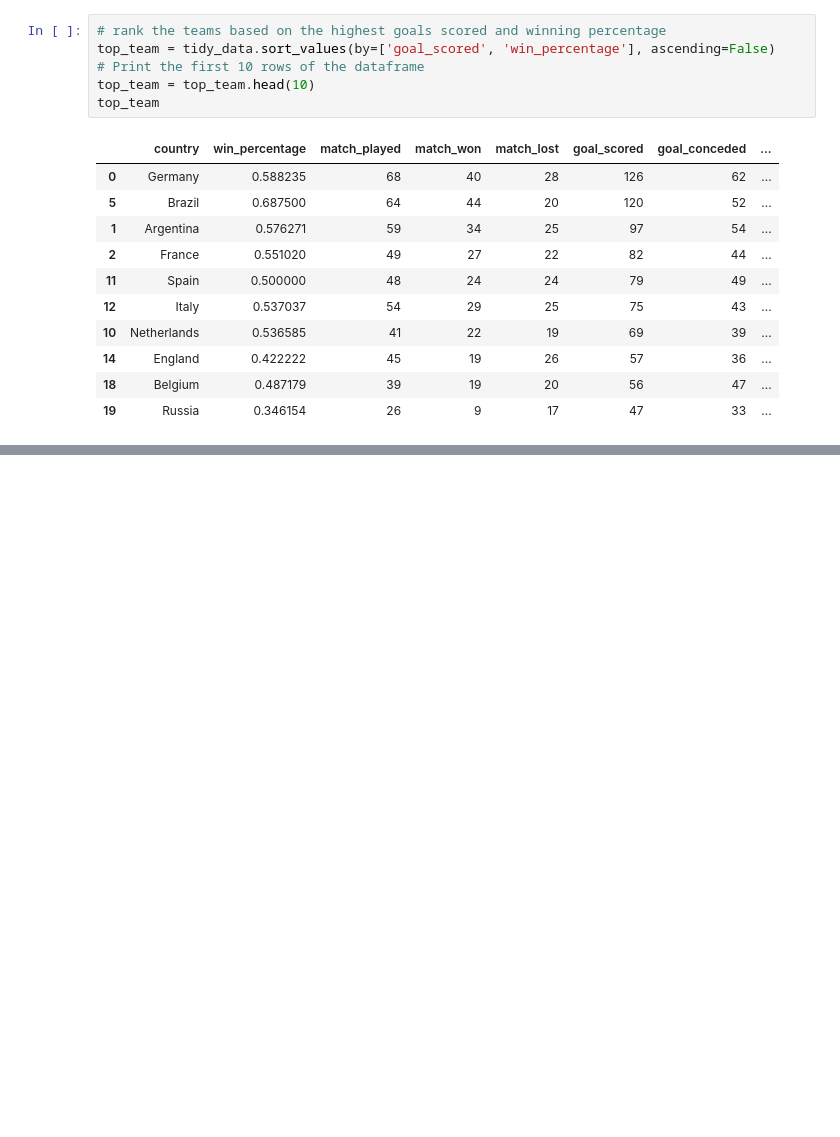
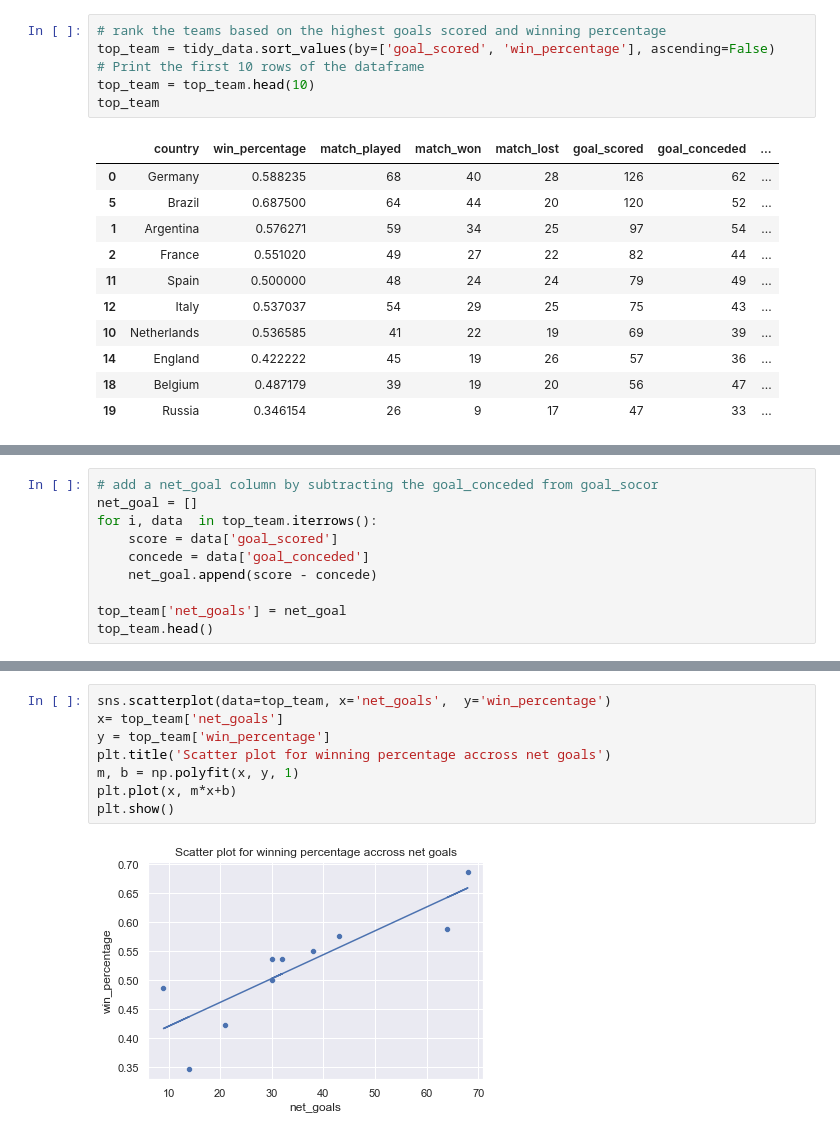
Before and after one commit to natiwb/FootballAnalysis320, a Jupyter notebook: FootballAnalysis320.ipynb, the cells around one changed output, grey strips where cells are left out. Saved outputs shown, nothing was run; the diff lists cells and outputs as text; blank space fills up the shorter version.

Commit message:
complete most part of the project. we just need to read the a few more prose in the data preprocessing phase

```diff
--- a/FootballAnalysis320.ipynb
+++ b/FootballAnalysis320.ipynb
@@ -235,0 +241,10 @@ top_team
+# %%
+# add a net_goal column by subtracting the goal_conceded from goal_socor
+net_goal = []
+for i, data  in top_team.iterrows():
+    score = data['goal_scored']
+    concede = data['goal_conceded']
+    net_goal.append(score - concede)
+
+top_team['net_goals'] = net_goal
+top_team.head()
@@ -235,0 +262,10 @@ top_team
+# %%
+sns.scatterplot(data=top_team, x='net_goals',  y='win_percentage')
+x= top_team['net_goals']
+y = top_team['win_percentage']
+plt.title('Scatter plot for winning percentage accross net goals')
+m, b = np.polyfit(x, y, 1)
+plt.plot(x, m*x+b)
+plt.show()
+# %% [output]
+[figure, added]
```
Also changed, not shown: parts of 20 cells of this notebook, 1 other file.
